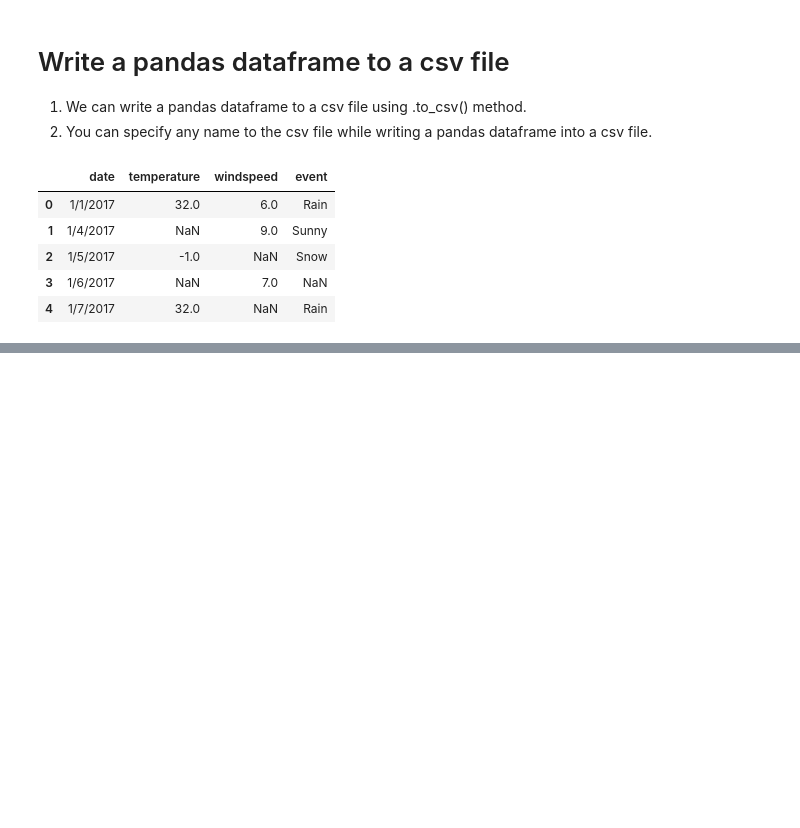
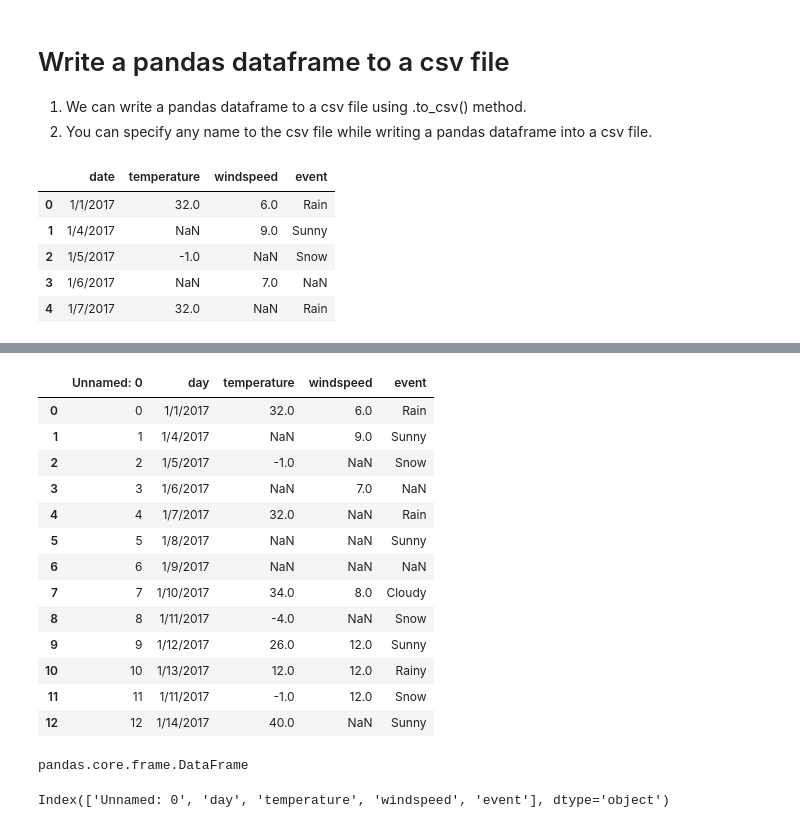
Before and after one commit to Naresh-Dhimal/Datascience-and-ML-using-python, a Jupyter notebook: week5/Day5/Task/pandas_task.ipynb, the cells around one changed output, grey strips where cells are left out. Cells and saved outputs as stored; diff of their text form; code cells hidden in the pictures; blank space fills up the shorter version.

```diff
--- a/week5/Day5/Task/pandas_task.ipynb
+++ b/week5/Day5/Task/pandas_task.ipynb
@@ -249,0 +264,27 @@ nan_df
+# %%
+xl_df = pd.read_excel("data/weather_data.xlsx")
+# %%
+xl_df
+# %% [output]
+|  | Unnamed: 0 | day | temperature | windspeed | event |
+| 0 | 0 | 1/1/2017 | 32.0 | 6.0 | Rain |
+| 1 | 1 | 1/4/2017 | NaN | 9.0 | Sunny |
+| 2 | 2 | 1/5/2017 | -1.0 | NaN | Snow |
+| 3 | 3 | 1/6/2017 | NaN | 7.0 | NaN |
+| 4 | 4 | 1/7/2017 | 32.0 | NaN | Rain |
+| 5 | 5 | 1/8/2017 | NaN | NaN | Sunny |
+| 6 | 6 | 1/9/2017 | NaN | NaN | NaN |
+| 7 | 7 | 1/10/2017 | 34.0 | 8.0 | Cloudy |
+| 8 | 8 | 1/11/2017 | -4.0 | NaN | Snow |
+| 9 | 9 | 1/12/2017 | 26.0 | 12.0 | Sunny |
+| 10 | 10 | 1/13/2017 | 12.0 | 12.0 | Rainy |
+| 11 | 11 | 1/11/2017 | -1.0 | 12.0 | Snow |
+| 12 | 12 | 1/14/2017 | 40.0 | NaN | Sunny |
+# %%
+type(xl_df)
+# %% [output]
+pandas.core.frame.DataFrame
+# %%
+xl_df.columns
+# %% [output]
+Index(['Unnamed: 0', 'day', 'temperature', 'windspeed', 'event'], dtype='object')
```
Also changed, not shown: parts of 128 cells of this notebook, 3 other files.
